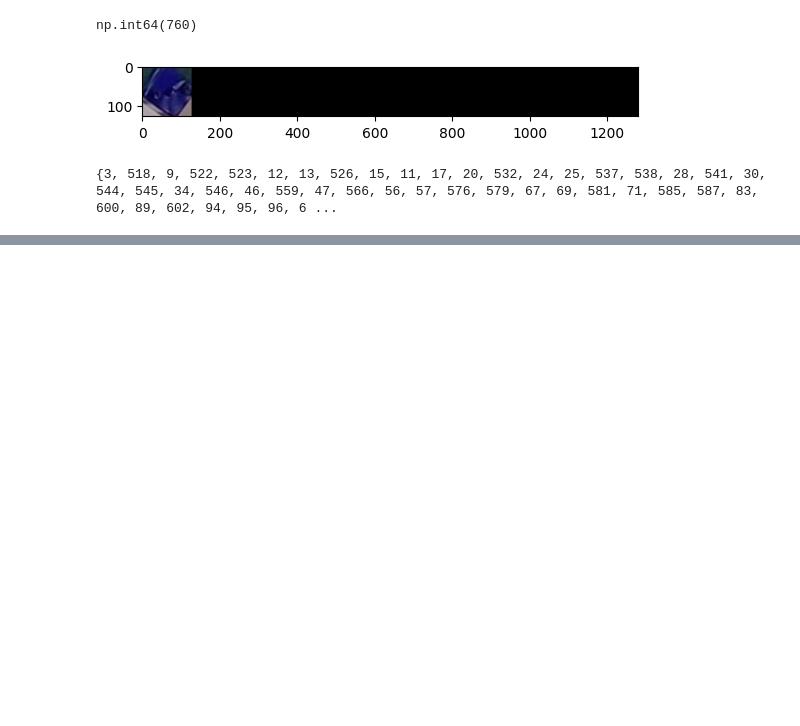
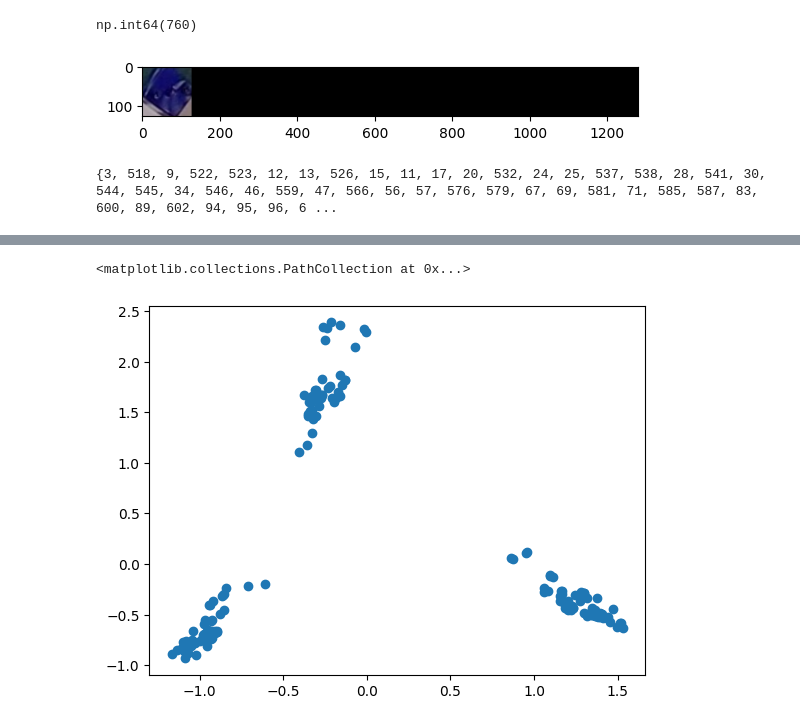
Before and after one commit to Stefhermann/cv5561-f25-team-spoton, a Jupyter notebook: classify_dice.ipynb, the cells around one changed output, grey strips where cells are left out. Cells and saved outputs as stored; diff of their text form; code cells hidden in the pictures; blank space fills up the shorter version.

```diff
--- a/classify_dice.ipynb
+++ b/classify_dice.ipynb
@@ -152,3 +153,20 @@ np.savez_compressed('data/dice/all_dice.npz', all_dice.astype(np.uint8))
 classify_dice.write_dice()
 # %% [output]
 {3, 518, 9, 522, 523, 12, 13, 526, 15, 11, 17, 20, 532, 24, 25, 537, 538, 28, 541, 30, 544, 545, 34, 546, 46, 559, 47, 566, 56, 57, 576, 579, 67, 69, 581, 71, 585, 587, 83, 600, 89, 602, 94, 95, 96, 6 ...
+# %%
+# def to_histogram(imgs):
+#     N,H,W,C = imgs
+classes,posterized = classify_dice.posterize(limgs, k_means, palette)
+# %%
+flattened_classes = einops.rearrange(classes, "N H W -> N (H W)")
+
+histograms = np.zeros((flattened_classes.shape[0], palette.shape[0]))
+for i in range(flattened_classes.shape[0]):
+    histograms[i,:] = np.bincount(flattened_classes[i,:], minlength=palette.shape[0])
+    histograms[i,:] /= histograms[i,:].sum()
+# einops.reduce()
+# np.bincount(flattened_classes, minlength=16)
+
+# sklearn.d
+
+histograms
@@ -154,0 +181,8 @@ classify_dice.write_dice()
+# %%
+pca = sklearn.decomposition.PCA(n_components=2, whiten=True, random_state=1337)
+hist_pca = pca.fit_transform(histograms)
+# %%
+plt.scatter(hist_pca[:,0], hist_pca[:,1])
+# %% [output]
+<matplotlib.collections.PathCollection at 0x...>
+[figure, added]
```
Also changed, not shown: parts of 8 cells of this notebook.
